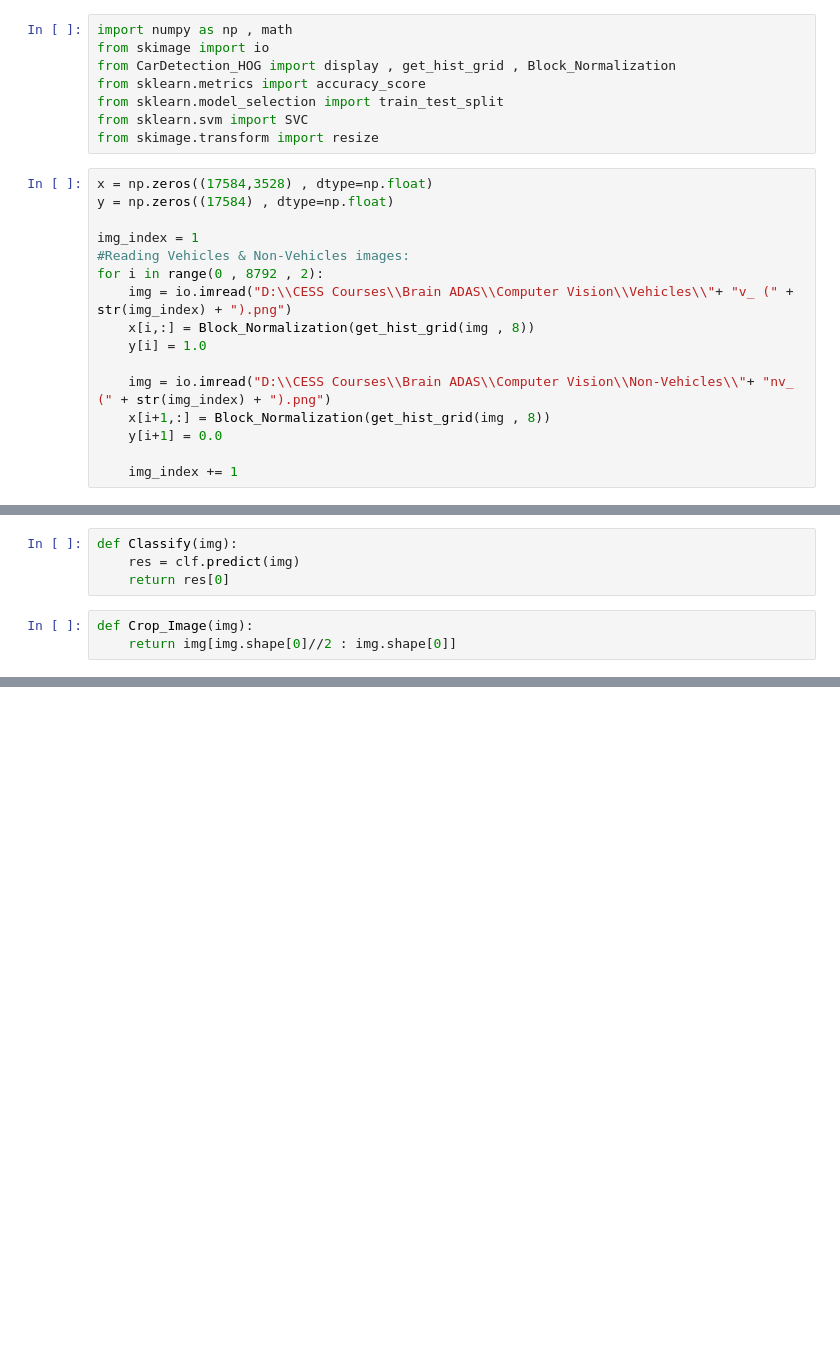
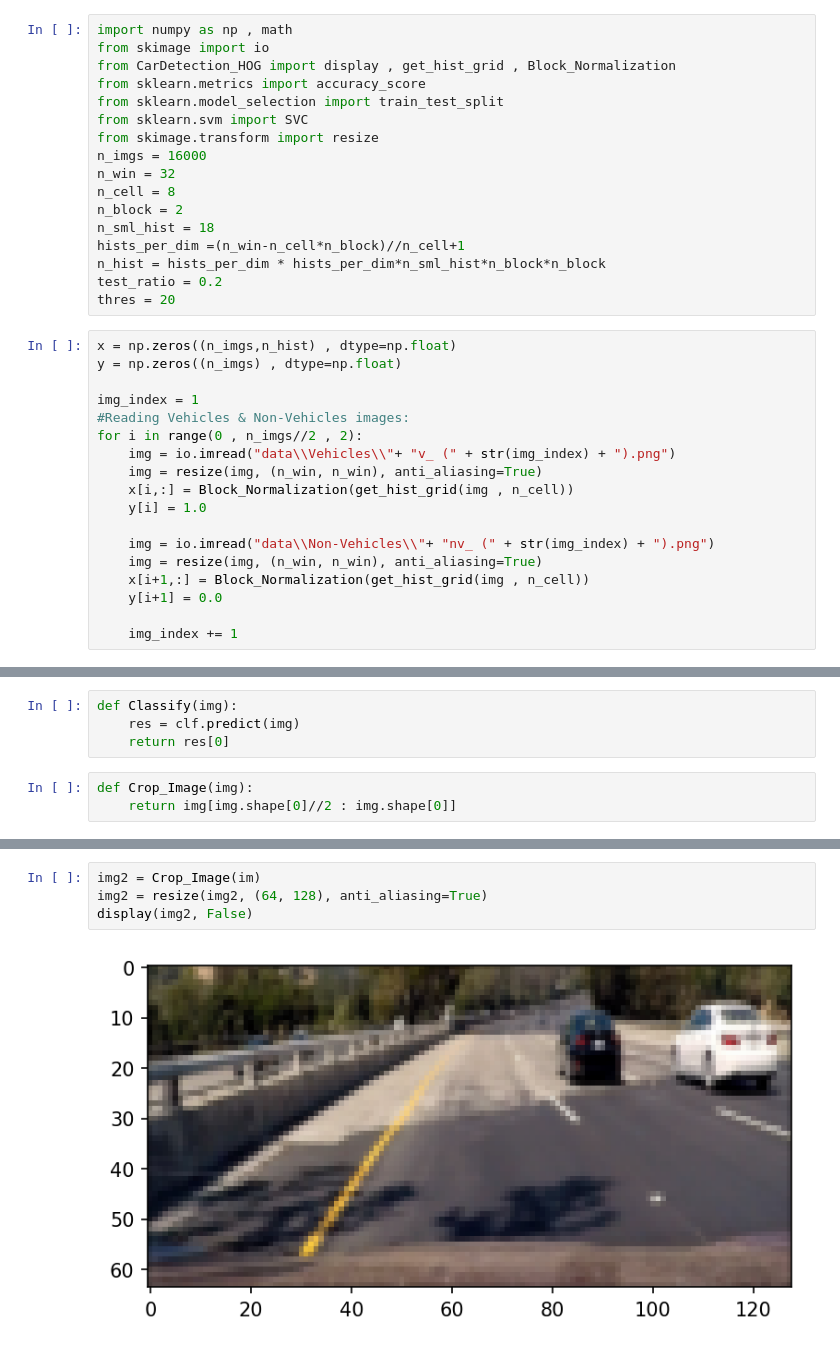
Before and after one commit to hesham-akmal/Brain-ADAS, a Jupyter notebook: CarDetection/CarDetection_SVM.ipynb, the cells around one changed output, grey strips where cells are left out. Saved outputs shown, nothing was run; the diff lists cells and outputs as text; blank space fills up the shorter version.

```diff
--- a/CarDetection/CarDetection_SVM.ipynb
+++ b/CarDetection/CarDetection_SVM.ipynb
@@ -6,19 +6,30 @@ from sklearn.metrics import accuracy_score
 from sklearn.model_selection import train_test_split
 from sklearn.svm import SVC
 from skimage.transform import resize
+n_imgs = 16000
+n_win = 32
+n_cell = 8
+n_block = 2
+n_sml_hist = 18
+hists_per_dim =(n_win-n_cell*n_block)//n_cell+1
+n_hist = hists_per_dim * hists_per_dim*n_sml_hist*n_block*n_block
+test_ratio = 0.2
+thres = 20
 # %%
-x = np.zeros((17584,3528) , dtype=np.float)
-y = np.zeros((17584) , dtype=np.float)
+x = np.zeros((n_imgs,n_hist) , dtype=np.float)
+y = np.zeros((n_imgs) , dtype=np.float)
 
 img_index = 1
 #Reading Vehicles & Non-Vehicles images:
-for i in range(0 , 8792 , 2):
-    img = io.imread("D:\\CESS Courses\\Brain ADAS\\Computer Vision\\Vehicles\\"+ "v_ (" + str(img_index) + ").png")
-    x[i,:] = Block_Normalization(get_hist_grid(img , 8))
+for i in range(0 , n_imgs//2 , 2):
+    img = io.imread("data\\Vehicles\\"+ "v_ (" + str(img_index) + ").png")
+    img = resize(img, (n_win, n_win), anti_aliasing=True)
+    x[i,:] = Block_Normalization(get_hist_grid(img , n_cell))
     y[i] = 1.0
 
-    img = io.imread("D:\\CESS Courses\\Brain ADAS\\Computer Vision\\Non-Vehicles\\"+ "nv_ (" + str(img_index) + ").png")
-    x[i+1,:] = Block_Normalization(get_hist_grid(img , 8))
+    img = io.imread("data\\Non-Vehicles\\"+ "nv_ (" + str(img_index) + ").png")
+    img = resize(img, (n_win, n_win), anti_aliasing=True)
+    x[i+1,:] = Block_Normalization(get_hist_grid(img , n_cell))
     y[i+1] = 0.0
 
     img_index += 1
@@ -82,0 +128,6 @@ print(qt)
+# %%
+img2 = Crop_Image(im)
+img2 = resize(img2, (64, 128), anti_aliasing=True)
+display(img2, False)
+# %% [output]
+[figure, added]
```
Also changed, not shown: parts of 5 cells of this notebook.
